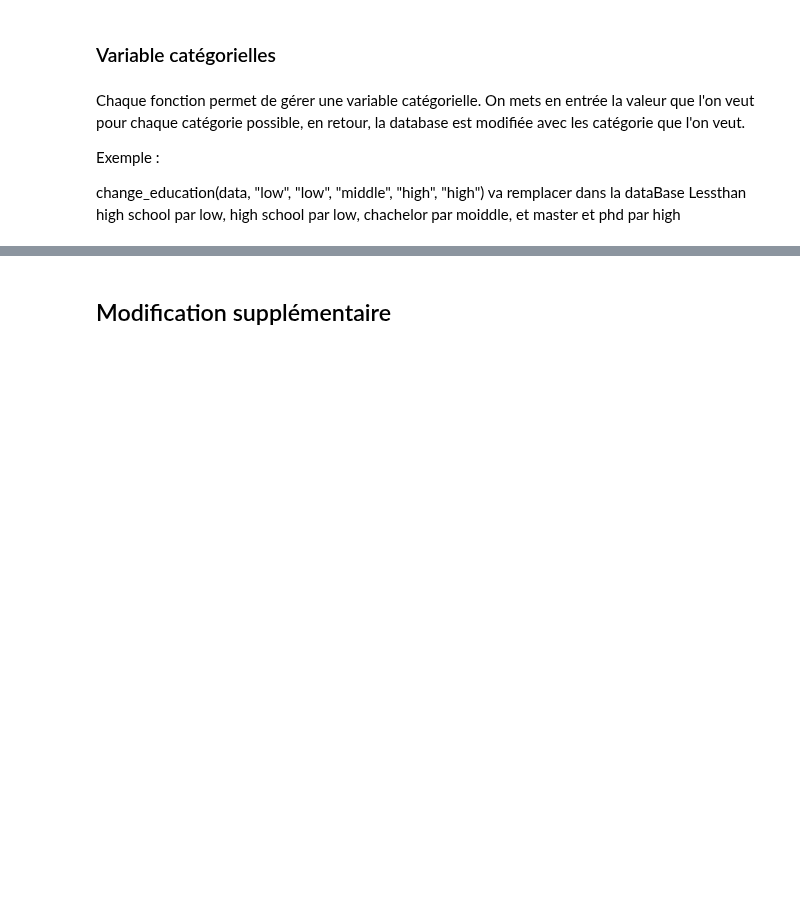
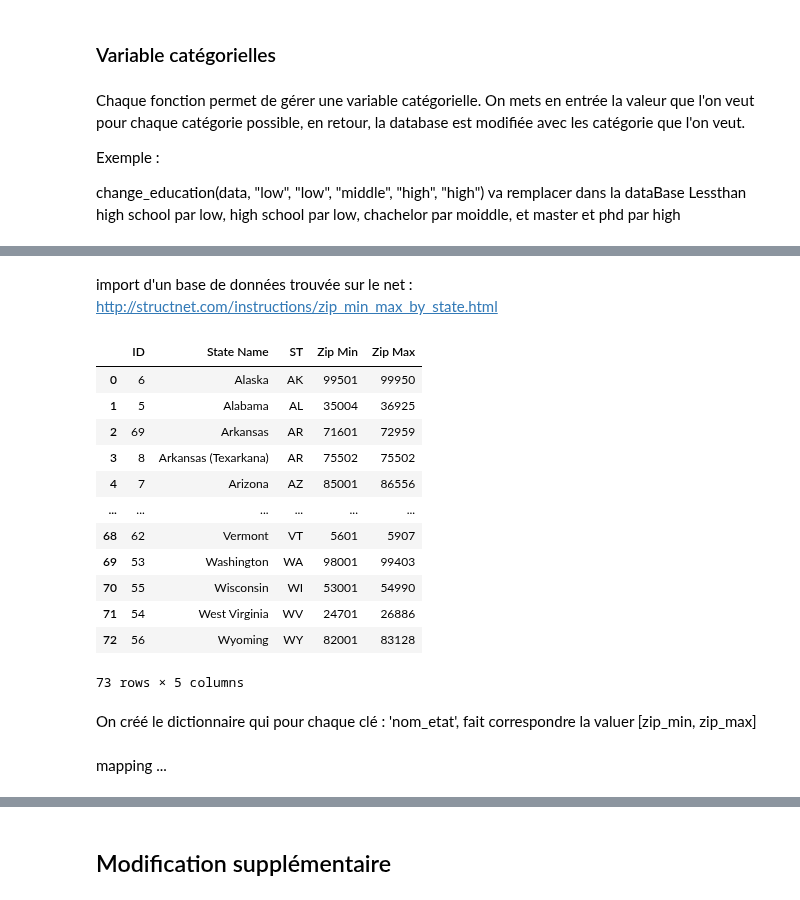
Before and after one commit to SimonLegendrre/LINMA2472_AlgoInDataScienceProjet1, a Jupyter notebook: P3/code/project3_simon.ipynb, the cells around one changed output, grey strips where cells are left out. Saved outputs shown, nothing was run; the diff lists cells and outputs as text; code cells hidden in the pictures; blank space fills up the shorter version.

```diff
--- a/P3/code/project3_simon.ipynb
+++ b/P3/code/project3_simon.ipynb
@@ -235 +314,20 @@ data
 2000 rows × 13 columns
+# %% [markdown]
+import d'un base de données trouvée sur le net : http://structnet.com/instructions/zip_min_max_by_state.html
+# %%
+states = pd.read_csv("../resources/states.csv")
+states
+# %% [output]
+|  | ID | State Name | ST | Zip Min | Zip Max |
+| 0 | 6 | Alaska | AK | 99501 | 99950 |
+| 1 | 5 | Alabama | AL | 35004 | 36925 |
+| 2 | 69 | Arkansas | AR | 71601 | 72959 |
+| 3 | 8 | Arkansas (Texarkana) | AR | 75502 | 75502 |
+| 4 | 7 | Arizona | AZ | 85001 | 86556 |
+| ... | ... | ... | ... | ... | ... |
+| 68 | 62 | Vermont | VT | 5601 | 5907 |
+| 69 | 53 | Washington | WA | 98001 | 99403 |
+| 70 | 55 | Wisconsin | WI | 53001 | 54990 |
+| 71 | 54 | West Virginia | WV | 24701 | 26886 |
+| 72 | 56 | Wyoming | WY | 82001 | 83128 |
+73 rows × 5 columns
@@ -235,0 +339,2 @@ data
+# %% [markdown]
+On créé le dictionnaire qui pour chaque clé : 'nom_etat', fait correspondre la valuer [zip_min, zip_max]
@@ -235,0 +352,2 @@ data
+# %% [markdown]
+mapping ...
```
Also changed, not shown: parts of 33 cells of this notebook, 1 other file.
